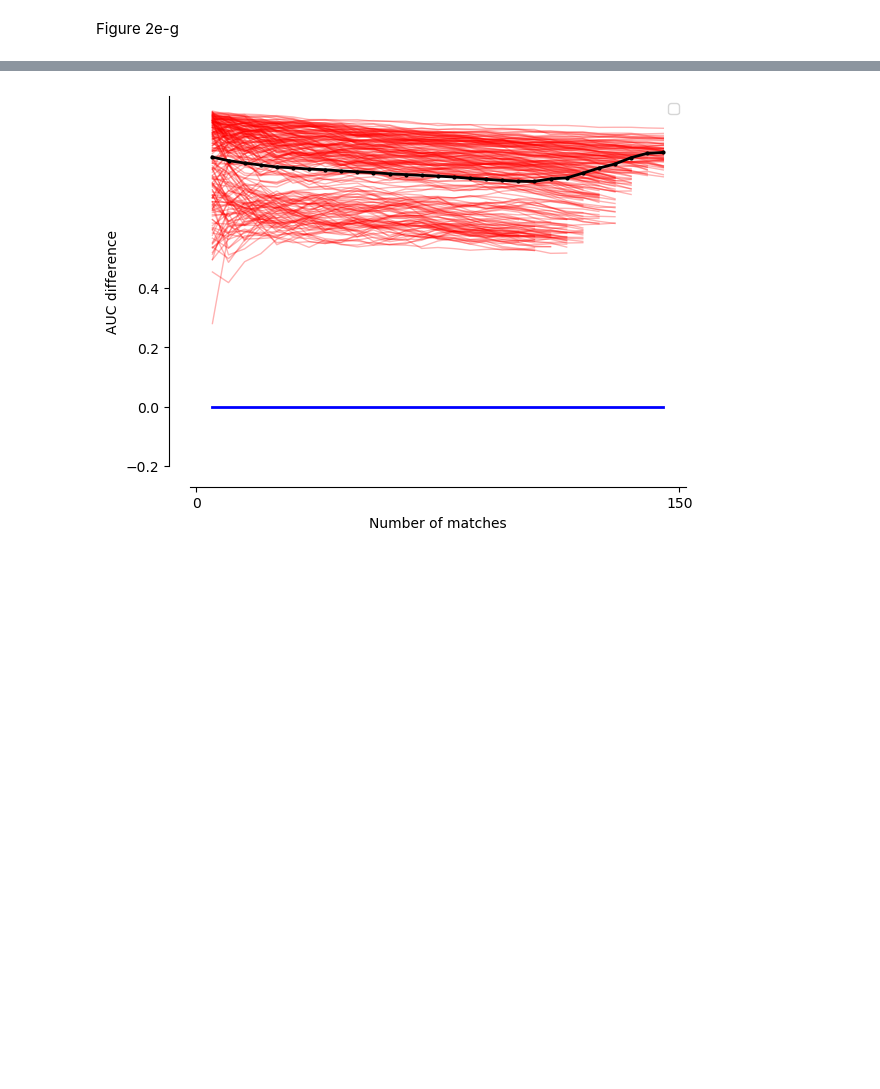
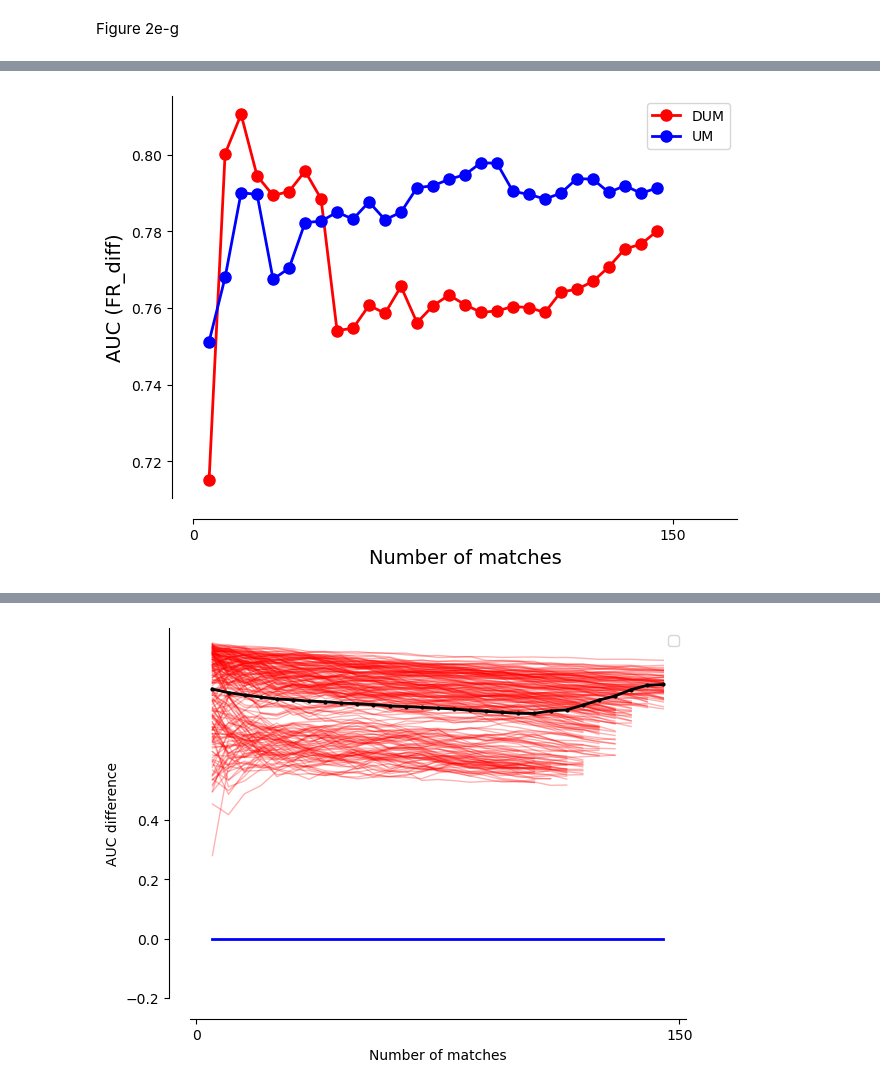
Before and after one commit to EnnyvanBeest/UnitMatch, a Jupyter notebook: UnitMatchPy/PaperAnalyses/figure2.ipynb, the cells around one changed output, grey strips where cells are left out. Drawn from its saved outputs; the diff is of its cells as text; code cells hidden in the pictures; blank space fills up the shorter version.

```diff
--- a/UnitMatchPy/PaperAnalyses/figure2.ipynb
+++ b/UnitMatchPy/PaperAnalyses/figure2.ipynb
@@ -397,68 +397,58 @@ def get_AUCvsNmatches(mt, match_metric, func_metric):
     y_score_all = across.loc[across[func_metric].notna(), func_metric].to_numpy()
 
     steps = [int(i) for i in N_RANGE if len(matches) >= i]
-    ci_lo, ci_hi = null_auc_band_curve(y_score_all, steps)
+    # ci_lo, ci_hi = null_auc_band_curve(y_score_all, steps)
+    ci_lo, ci_hi = [], []
 
     x, y = [], []
     for i in steps:
         matches_cut = matches.head(i)
         auc = AUC(mt, matches_cut.index, func_metric)
+
+        if func_metric in ['FR_diff', 'ISI_CV_diff']:
+            auc = 1-auc
         x.append(i)
         y.append(auc)
-
-            if func_metric in ['FR_diff', 'ISI_CV_diff']:
-                auc = 1-auc
-            x.append(i)
-            y.append(auc)
 
     return x, y, ci_lo, ci_hi
 
 def plot_AUCvsNmatches(x1, x2, y1, y2, ci_lo, ci_hi, metric_label=None):
     plt.figure()
-    plt.fill_between(x1, ci_lo, ci_hi, color="grey", alpha=0.3, linewidth=0, label="95% chance band", zorder=0)
+    # plt.fill_between(x1, ci_lo, ci_hi, color="grey", alpha=0.3, linewidth=0, label="95% chance band", zorder=0)
     plt.plot(x1, y1, "o-", markersize=8, color="red", linewidth=2, label="DUM")
     plt.plot(x2, y2, "o-", markersize=8, color="blue", linewidth=2, label="UM")
     plt.xlabel("Number of matches", fontsize=14)
     plt.ylabel(f"AUC ({metric_label})" if metric_label else "AUC", fontsize=14)
     plt.xticks([0, 150])
     plt.xlim([0, 170])
+    plt.ylim([0.82, 1.0])
 
     all_y = np.concatenate([y1, y2, ci_lo, ci_hi])
     all_y = all_y[~np.isnan(all_y)]
     if len(all_y) > 0:
         pad = 0.05 * max(np.ptp(all_y), 0.05)
         plt.ylim(all_y.min() - pad, all_y.max() + pad)
 
     plt.grid(False)
     plt.legend()
     plt.tight_layout()
 
     plt.rcParams["svg.fonttype"] = "none"
     ax = plt.gca()
     ax.spines[["right", "top"]].set_visible(False)
     ax.spines["left"].set_position(("outward", 15))
     ax.spines["bottom"].set_position(("outward", 15))
     plt.show()
 
+functional_col = 'FR_diff'
 
 # Single session pair
-df = pick(mt, 12, 13, False).copy()
+df = pick(mt, 4, 5, False).copy()
 x1, y1, ci_lo, ci_hi = get_AUCvsNmatches(df, DUM_col, functional_col)
 x2, y2, _, _ = get_AUCvsNmatches(df, UM_col, functional_col)
 plot_AUCvsNmatches(x1, x2, y1, y2, ci_lo, ci_hi, metric_label=functional_col)
-
-# Same check specifically for FR_diff, since that's the metric giving the
-# puzzling result (UMPy AUC > DUM AUC, opposite to the other metrics above)
-x1_fr, y1_fr, ci_lo_fr, ci_hi_fr = get_AUCvsNmatches(df, DUM_col, "FR_diff")
-x2_fr, y2_fr, _, _ = get_AUCvsNmatches(df, UM_col, "FR_diff")
-
-# FR_diff: a smaller value predicts a match, so the raw AUC sits below 0.5.
-# Flip to the "higher = more separable" convention used elsewhere for AUC_fr
-# (the chance band is symmetric about 0.5 so lo/hi just swap, no need to flip it).
-y1_fr, y2_fr = 1 - np.array(y1_fr), 1 - np.array(y2_fr)
-ci_lo_fr, ci_hi_fr = 1 - np.array(ci_hi_fr), 1 - np.array(ci_lo_fr)
-
-plot_AUCvsNmatches(x1_fr, x2_fr, y1_fr, y2_fr, ci_lo_fr, ci_hi_fr, metric_label="FR_diff, flipped")
+# %% [output]
+[figure, added]
 # %%
 # Figure 2e (follow-up): is the FR_diff flip driven specifically by the matches
 # that DUM finds and UMPy doesn't (rather than being true of DUM's matches overall)?
```
Also changed, not shown: parts of 18 cells of this notebook, 1 other file.
